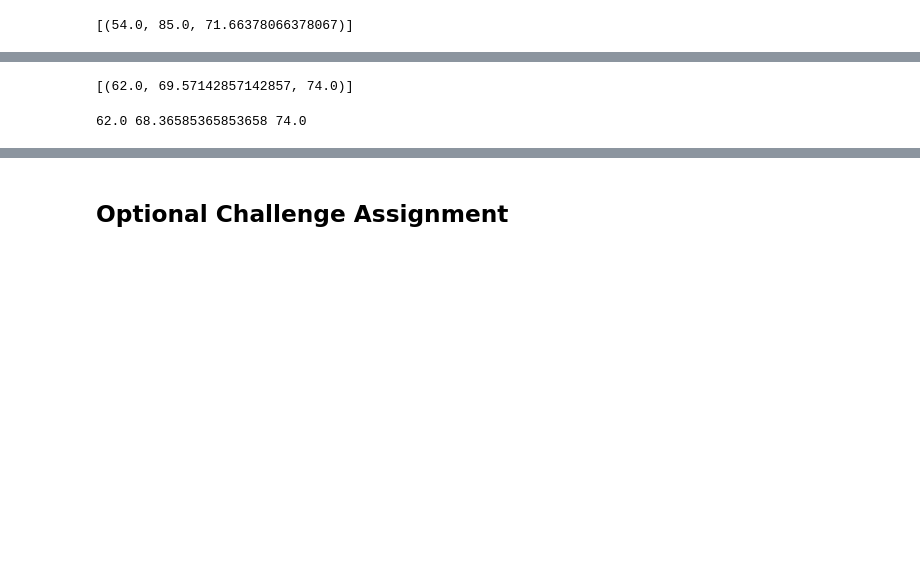
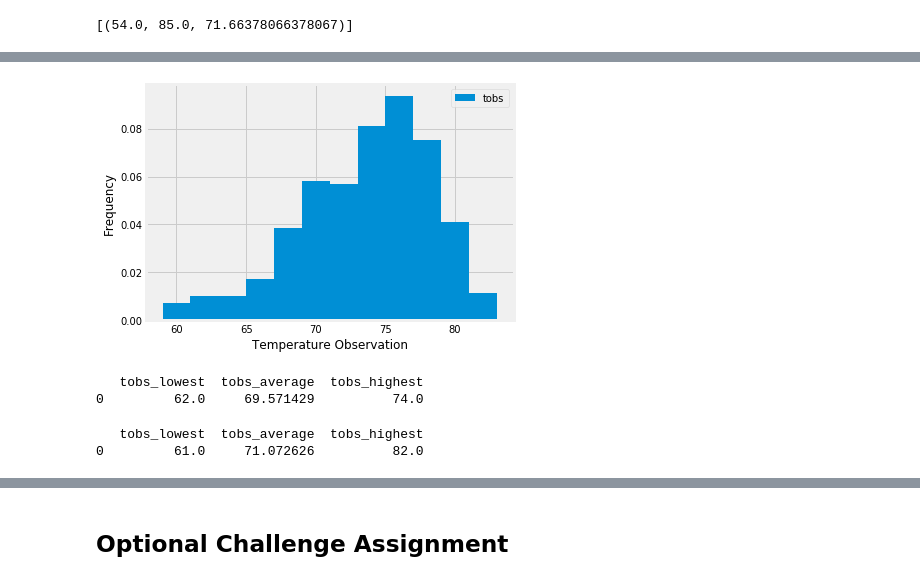
Before and after one commit to CholGurung/Climate_Analysis_Hw_wk11, a Jupyter notebook: climate_starter.ipynb, the cells around one changed output, grey strips where cells are left out. Cells and saved outputs as stored; diff of their text form; code cells hidden in the pictures; blank space fills up the shorter version.

```diff
--- a/climate_starter.ipynb
+++ b/climate_starter.ipynb
@@ -126,6 +135,10 @@ There are  9 station
 # %%
 # What are the most active stations?
 # List the stations and the counts in descending order.
+active_station_data = session.query(Measurement.station, func.count(Measurement.id)).\
+    filter(Measurement.station == Station.station).\
+    group_by(Measurement.station).order_by(func.count(Measurement.id).desc()).all()
+active_station_data
 # %% [output]
 [('USC00519281', 2772),
  ('USC00519397', 2724),
@@ -144,4 +163,14 @@ There are  9 station
 # %%
 # Choose the station with the highest number of temperature observations.
 # Query the last 12 months of temperature observation data for this station and plot the results as a histogram
+station_highest_temp = active_station_data[0][0]
+print(station_highest_temp)
+
+temp_observ_data = session.query(Measurement.station, Measurement.date, Measurement.tobs).\
+    filter(Measurement.date.between('2016-08-23','2017-08-23')).\
+    filter(Measurement.station == station_highest_temp).\
+    order_by(Measurement.date).all()
+
+temp_observ_data_df = pd.DataFrame(temp_observ_data)
+print(temp_observ_data_df)
 # %% [output]
@@ -150,3 +194,29 @@ There are  9 station
+# %%
+# plot the results as a histogram
+#temp_data_df = temp_observ_data_df.set_index("date",drop=True)
+
+plt.close(1)
+
+#get x label value
+x_value = temp_observ_data_df["tobs"]
+plt.xlabel("Temperature Observation")
+plt.ylabel("Frequency")
+
+plt.hist(x_value, density =1, bins=12, label = "tobs")
+
+#create legend
+legend_x = plt.legend(fontsize="medium", loc="best")
+plt.tight_layout()
+
+plt.grid(True)
+
+#save the figure
+plt.savefig("Images/temperature_histogram.png")
+
+#show plot
+plt.show()
+# %% [output]
+[figure, added]
 # %%
 # Write a function called `calc_temps` that will accept start date and end date in the format '%Y-%m-%d'
 # and return the minimum, average, and maximum temperatures for that range of dates
@@ -161,16 +231,21 @@ def calc_temps(start_date, end_date):
         TMIN, TAVE, and TMAX
     """
 
-    return session.query(func.min(Measurement.tobs), func.avg(Measurement.tobs), func.max(Measurement.tobs)).\
-        filter(Measurement.date >= start_date).filter(Measurement.date <= end_date).all()
+    return pd.DataFrame(session.query(func.min(Measurement.tobs).label("tobs_lowest"),
+            func.avg(Measurement.tobs).label("tobs_average"),
+            func.max(Measurement.tobs).label("tobs_highest")).\
+            filter(Measurement.date >= start_date).filter(Measurement.date <= end_date).all())
 print(calc_temps('2012-02-28', '2012-03-05'))
 # %% [output]
-[(62.0, 69.57142857142857, 74.0)]
+   tobs_lowest  tobs_average  tobs_highest
+0         62.0     69.571429          74.0
 # %%
 # Use your previous function `calc_temps` to calculate the tmin, tavg, and tmax
 # for your trip using the previous year's data for those same dates.
+print(calc_temps('2017-02-22','2017-03-22'))
 # %% [output]
-62.0 68.36585365853658 74.0
+   tobs_lowest  tobs_average  tobs_highest
+0         61.0     71.072626          82.0
 # %%
 # Plot the results from your previous query as a bar chart.
 # Use "Trip Avg Temp" as your Title
```
Also changed, not shown: parts of 5 cells of this notebook, 2 other files.
